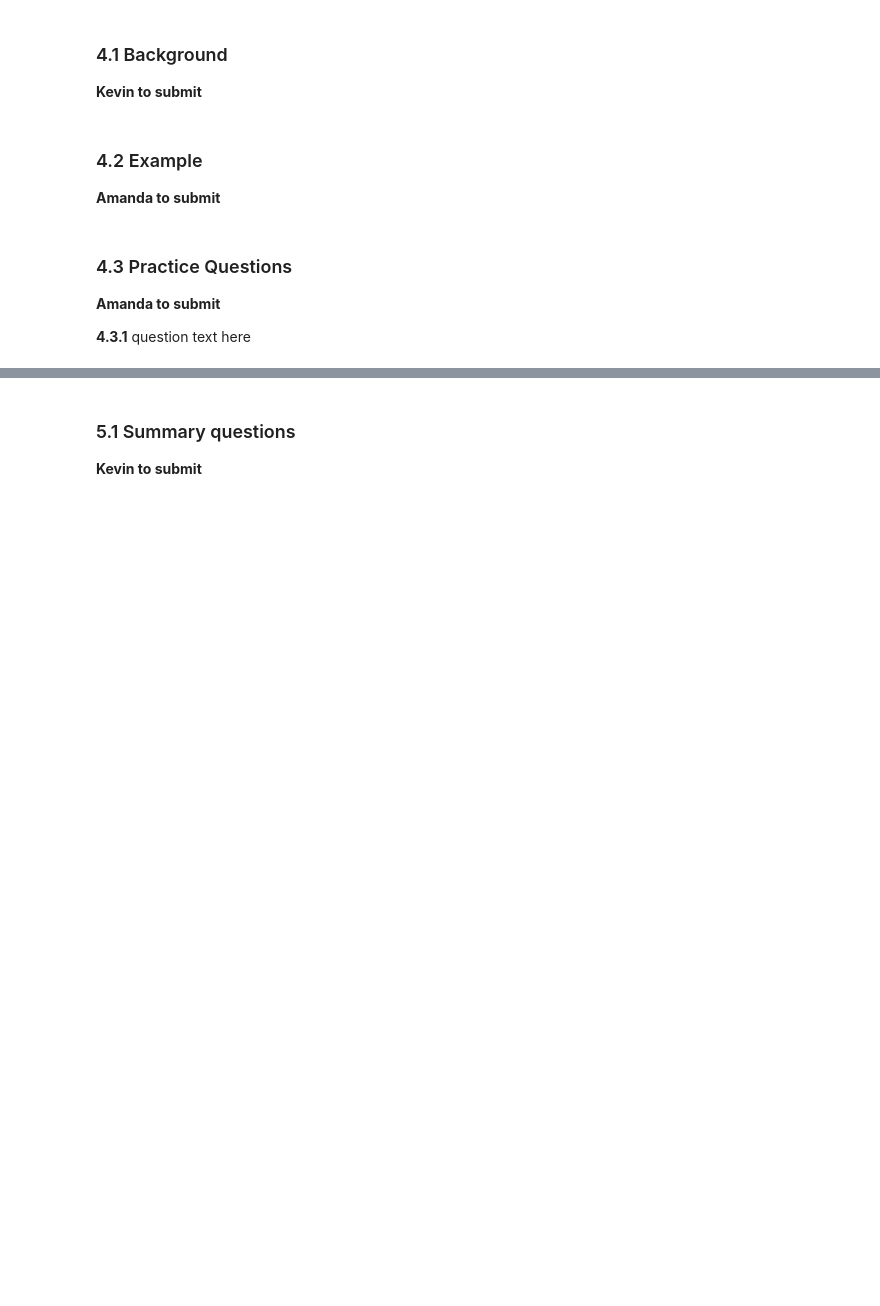
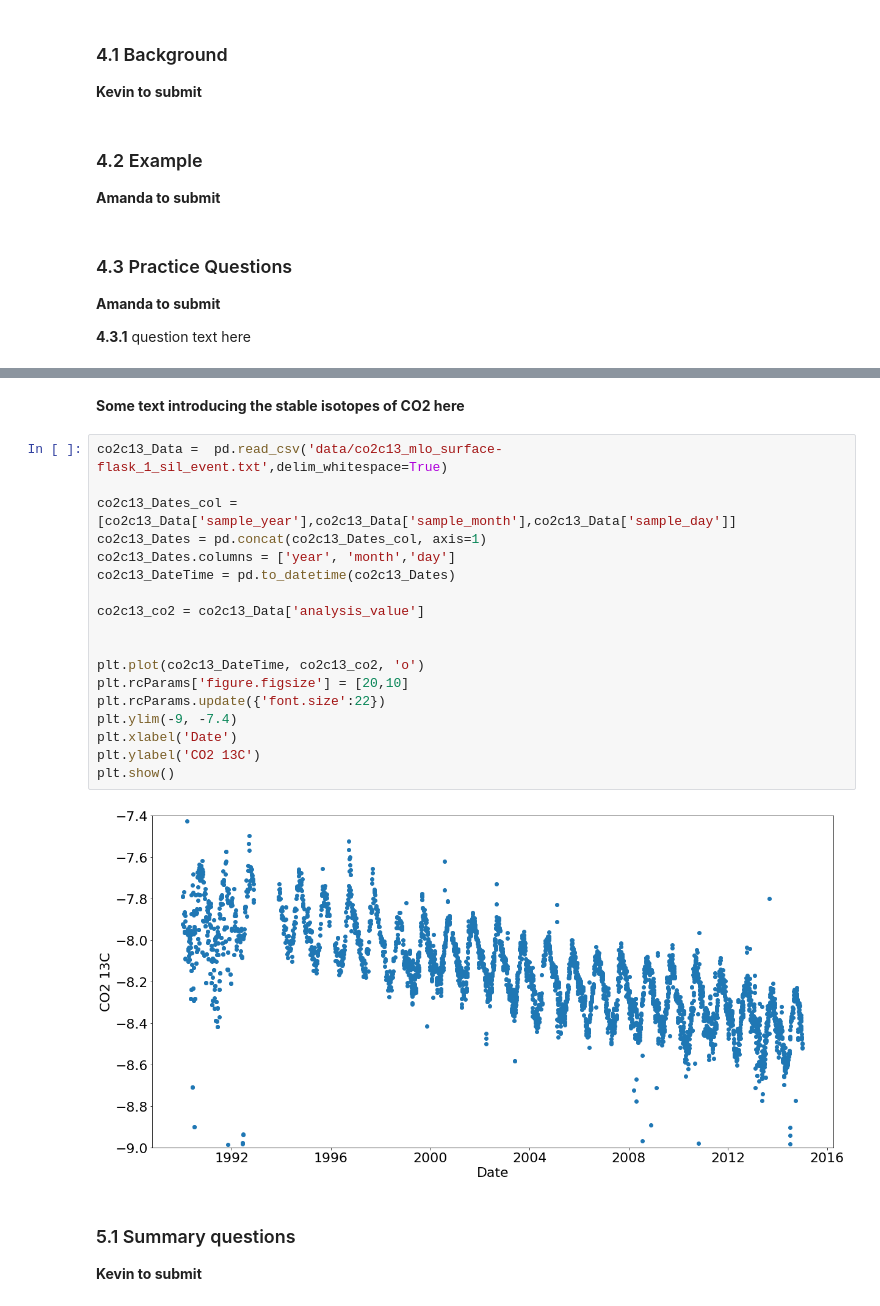
Before and after one commit to CUB-Computational-Tools/2020-ps-team-bozs_asks, a Jupyter notebook: project_skeleton.ipynb, the cells around one changed output, grey strips where cells are left out. Saved outputs shown, nothing was run; the diff lists cells and outputs as text; blank space fills up the shorter version.

```diff
--- a/project_skeleton.ipynb
+++ b/project_skeleton.ipynb
@@ -182,3 +200,25 @@ usersDf =  pd.read_csv('/data/', sep='__'  , engine='python')
+# %% [markdown]
+**Some text introducing the stable isotopes of CO2 here**
+# %%
+co2c13_Data =  pd.read_csv('data/co2c13_mlo_surface-flask_1_sil_event.txt',delim_whitespace=True)
+
+co2c13_Dates_col = [co2c13_Data['sample_year'],co2c13_Data['sample_month'],co2c13_Data['sample_day']]
+co2c13_Dates = pd.concat(co2c13_Dates_col, axis=1)
+co2c13_Dates.columns = ['year', 'month','day']
+co2c13_DateTime = pd.to_datetime(co2c13_Dates)
+
+co2c13_co2 = co2c13_Data['analysis_value']
+
+
+plt.plot(co2c13_DateTime, co2c13_co2, 'o')
+plt.rcParams['figure.figsize'] = [20,10]
+plt.rcParams.update({'font.size':22})
+plt.ylim(-9, -7.4)
+plt.xlabel('Date')
+plt.ylabel('CO2 13C')
+plt.show()
+# %% [output]
+[figure, added]
 # %% [markdown]
 ### 5.1 Summary questions
 **Kevin to submit**
```
Also changed, not shown: parts of 4 cells of this notebook.
